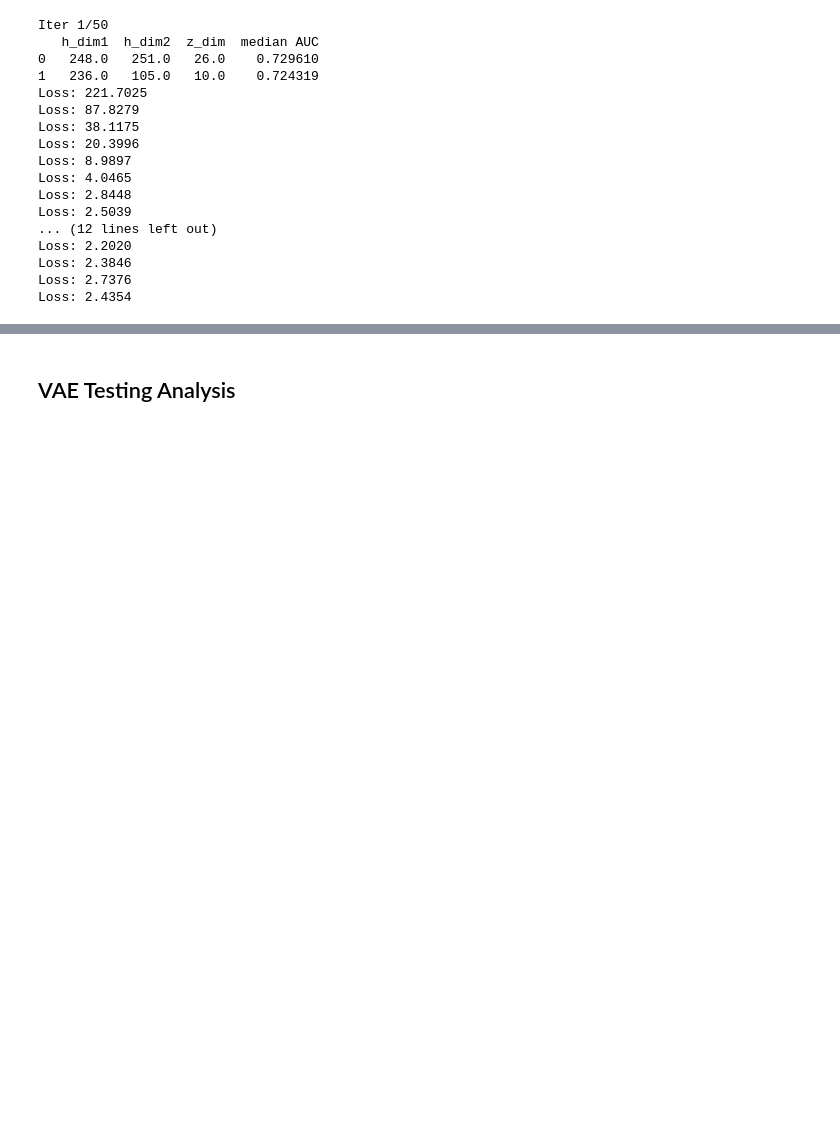
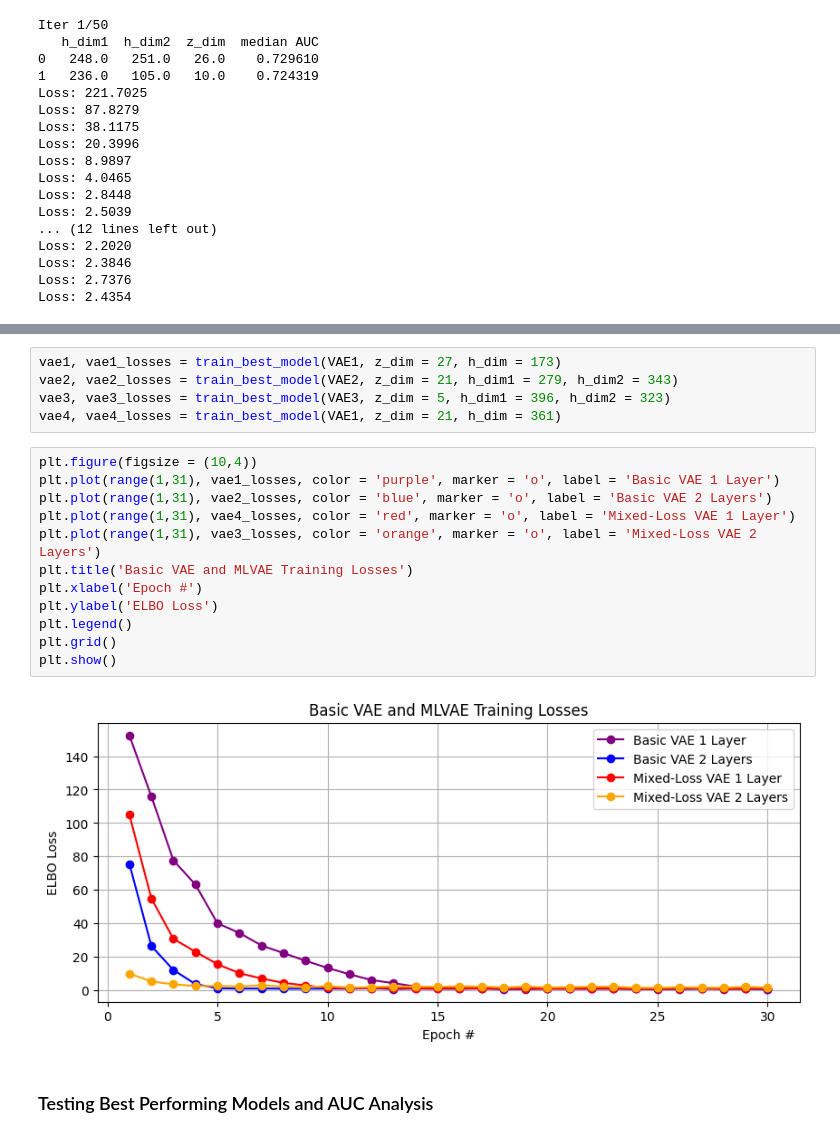
Before and after one commit to connormcmanigal/IoT-IDS-VAE-Classification, a Jupyter notebook: report.ipynb, the cells around one changed output, grey strips where cells are left out. Saved outputs shown, nothing was run; the diff lists cells and outputs as text; blank space fills up the shorter version.

Commit message:
trained best model and tested

```diff
--- a/report.ipynb
+++ b/report.ipynb
@@ -726,2 +731,21 @@ This would initialize model B with input_dim=None, {'kwargs': {'h_dim': 202, 'z_
+# %%
+vae1, vae1_losses = train_best_model(VAE1, z_dim = 27, h_dim = 173)
+vae2, vae2_losses = train_best_model(VAE2, z_dim = 21, h_dim1 = 279, h_dim2 = 343)
+vae3, vae3_losses = train_best_model(VAE3, z_dim = 5, h_dim1 = 396, h_dim2 = 323)
+vae4, vae4_losses = train_best_model(VAE1, z_dim = 21, h_dim = 361)
+# %%
+plt.figure(figsize = (10,4))
+plt.plot(range(1,31), vae1_losses, color = 'purple', marker = 'o', label = 'Basic VAE 1 Layer')
+plt.plot(range(1,31), vae2_losses, color = 'blue', marker = 'o', label = 'Basic VAE 2 Layers')
+plt.plot(range(1,31), vae4_losses, color = 'red', marker = 'o', label = 'Mixed-Loss VAE 1 Layer')
+plt.plot(range(1,31), vae3_losses, color = 'orange', marker = 'o', label = 'Mixed-Loss VAE 2 Layers')
+plt.title('Basic VAE and MLVAE Training Losses')
+plt.xlabel('Epoch #')
+plt.ylabel('ELBO Loss')
+plt.legend()
+plt.grid()
+plt.show()
+# %% [output]
+[figure, added]
 # %% [markdown]
-## VAE Testing Analysis
+### Testing Best Performing Models and AUC Analysis
```
Also changed, not shown: parts of 12 cells of this notebook.
